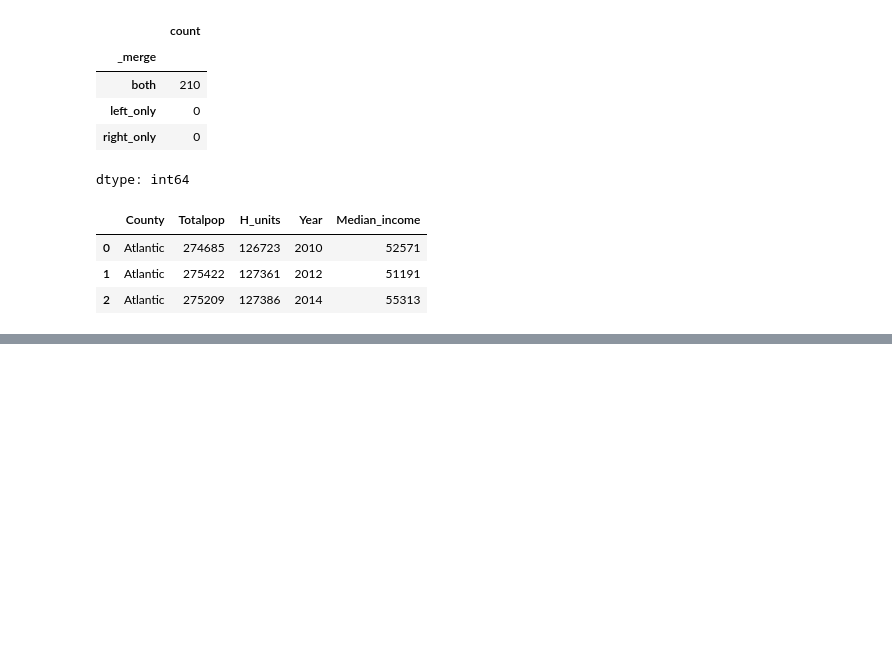
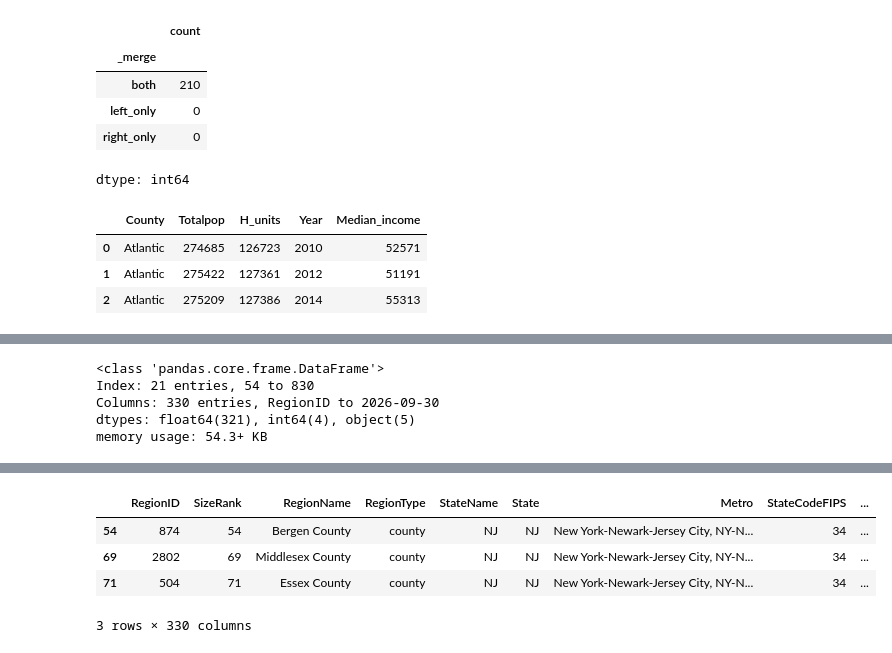
Before and after one commit to carlavilla/DataManagement, a Jupyter notebook: Flooding_and_Housing_NJ.ipynb, the cells around one changed output, grey strips where cells are left out. Saved outputs shown, nothing was run; the diff lists cells and outputs as text; code cells hidden in the pictures; blank space fills up the shorter version.

```diff
--- a/Flooding_and_Housing_NJ.ipynb
+++ b/Flooding_and_Housing_NJ.ipynb
@@ -382,0 +451,12 @@ memory usage: 7.7+ MB
+# %%
+zhviNJ= homeval[homeval['State']=='NJ'] #keeping only where state is NJ
+zhviNJ.info() #checking there's only 21 counties
+# %% [output]
+<class 'pandas.core.frame.DataFrame'>
+Index: 21 entries, 54 to 830
+Columns: 330 entries, RegionID to 2026-09-30
+dtypes: float64(321), int64(4), object(5)
+memory usage: 54.3+ KB
+# %%
+zhviNJ.head(3)
+# %% [output]
@@ -382,0 +464,5 @@ memory usage: 7.7+ MB
+|  | RegionID | SizeRank | RegionName | RegionType | StateName | State | Metro | StateCodeFIPS | ... |
+| 54 | 874 | 54 | Bergen County | county | NJ | NJ | New York-Newark-Jersey City, NY-N... | 34 | ... |
+| 69 | 2802 | 69 | Middlesex County | county | NJ | NJ | New York-Newark-Jersey City, NY-N... | 34 | ... |
+| 71 | 504 | 71 | Essex County | county | NJ | NJ | New York-Newark-Jersey City, NY-N... | 34 | ... |
+3 rows × 330 columns
```
Also changed, not shown: parts of 32 cells of this notebook.
